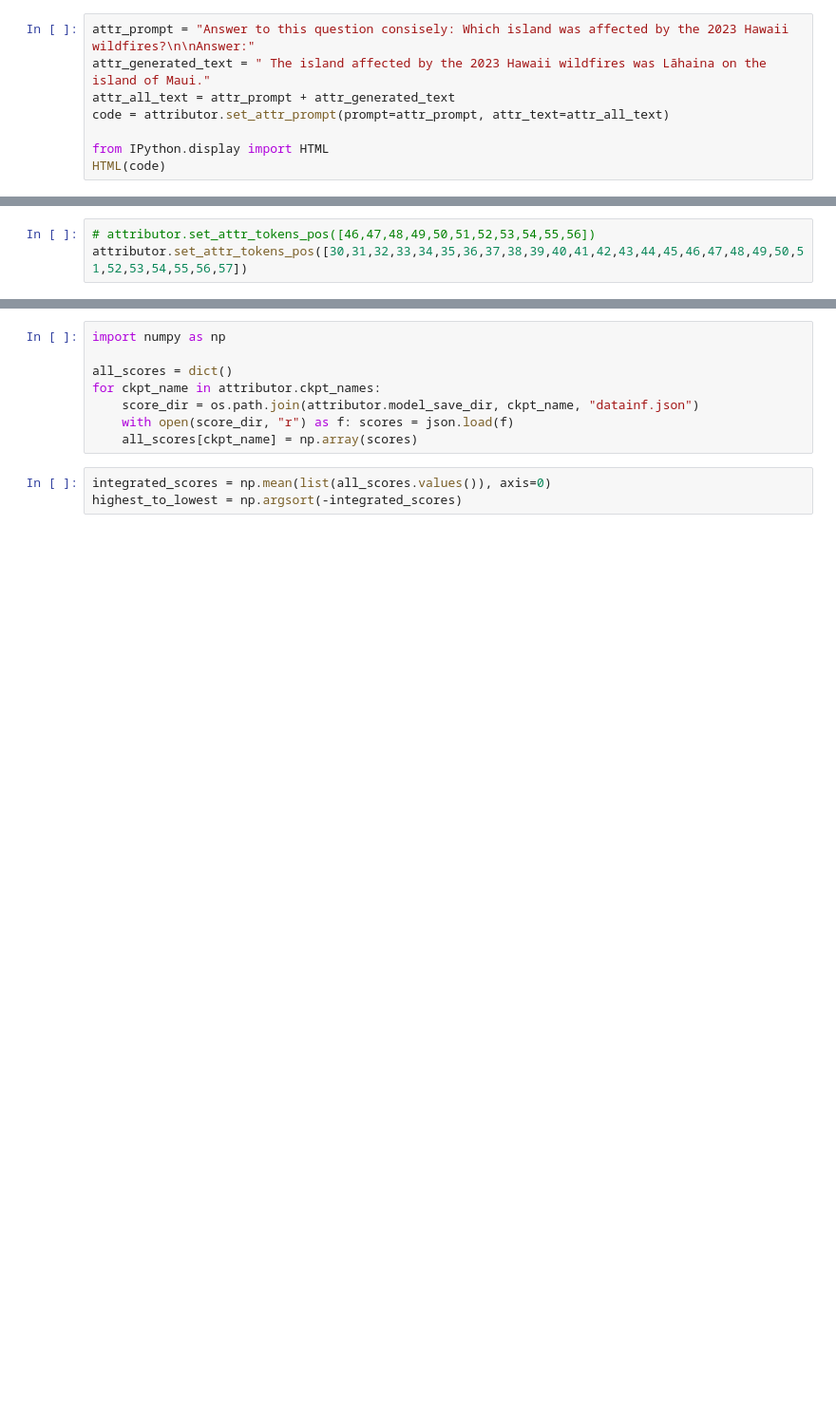
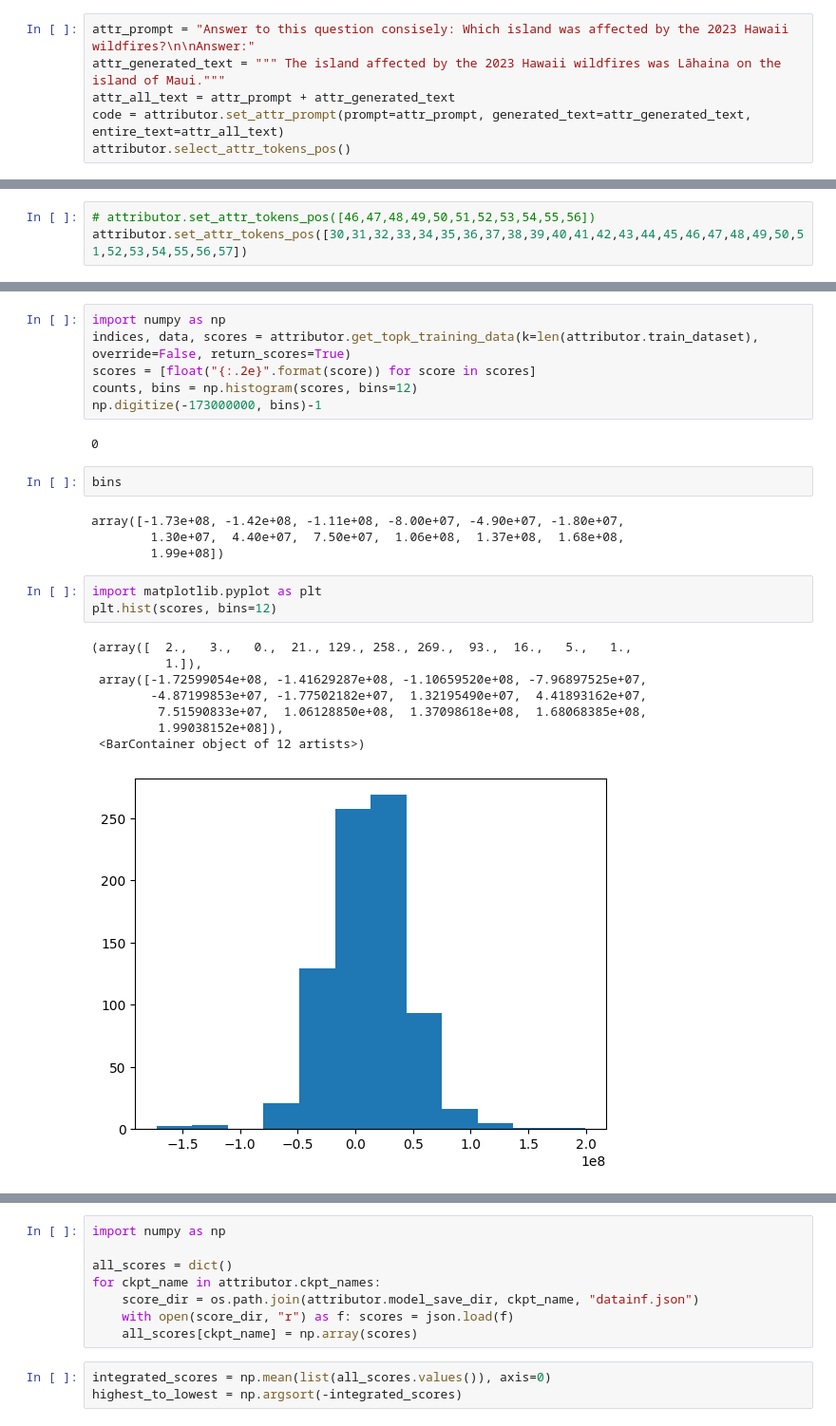
Before and after one commit to poloclub/LLM-Attributor, a Jupyter notebook: temp.ipynb, the cells around one changed output, grey strips where cells are left out. Shown: that part at 95% size. Drawn from its saved outputs; the diff is of its cells as text; blank space fills up the shorter version.

Commit message:
visualization dev

```diff
--- a/temp.ipynb
+++ b/temp.ipynb
@@ -86,12 +88,10 @@ Generated: According to the official data published by the US Department of Comm
 * Generated: The island affected by the 2023 Hawaii wildfires was Lahaina, on the island of Maui.
 # %%
 attr_prompt = "Answer to this question consisely: Which island was affected by the 2023 Hawaii wildfires?\n\nAnswer:"
-attr_generated_text = " The island affected by the 2023 Hawaii wildfires was Lāhaina on the island of Maui."
+attr_generated_text = """ The island affected by the 2023 Hawaii wildfires was Lāhaina on the island of Maui."""
 attr_all_text = attr_prompt + attr_generated_text
-code = attributor.set_attr_prompt(prompt=attr_prompt, attr_text=attr_all_text)
-
-from IPython.display import HTML
-HTML(code)
+code = attributor.set_attr_prompt(prompt=attr_prompt, generated_text=attr_generated_text, entire_text=attr_all_text)
+attributor.select_attr_tokens_pos()
 # %% [output]
 [interactive output not drawn]
 # %%
@@ -101,0 +104,26 @@ top3_idx, top3_data = attributor.get_topk_training_data(k=3)
+# %%
+import numpy as np
+indices, data, scores = attributor.get_topk_training_data(k=len(attributor.train_dataset), override=False, return_scores=True)
+scores = [float("{:.2e}".format(score)) for score in scores]
+counts, bins = np.histogram(scores, bins=12)
+np.digitize(-173000000, bins)-1
+# %% [output]
+0
+# %%
+bins
+# %% [output]
+array([-1.73e+08, -1.42e+08, -1.11e+08, -8.00e+07, -4.90e+07, -1.80e+07,
+        1.30e+07,  4.40e+07,  7.50e+07,  1.06e+08,  1.37e+08,  1.68e+08,
+        1.99e+08])
+# %%
+import matplotlib.pyplot as plt
+plt.hist(scores, bins=12)
+# %% [output]
+(array([  2.,   3.,   0.,  21., 129., 258., 269.,  93.,  16.,   5.,   1.,
+          1.]),
+ array([-1.72599054e+08, -1.41629287e+08, -1.10659520e+08, -7.96897525e+07,
+        -4.87199853e+07, -1.77502182e+07,  1.32195490e+07,  4.41893162e+07,
+         7.51590833e+07,  1.06128850e+08,  1.37098618e+08,  1.68068385e+08,
+         1.99038152e+08]),
+ <BarContainer object of 12 artists>)
+[figure, added]
```
Also changed, not shown: parts of 22 cells of this notebook, 13 other files.
